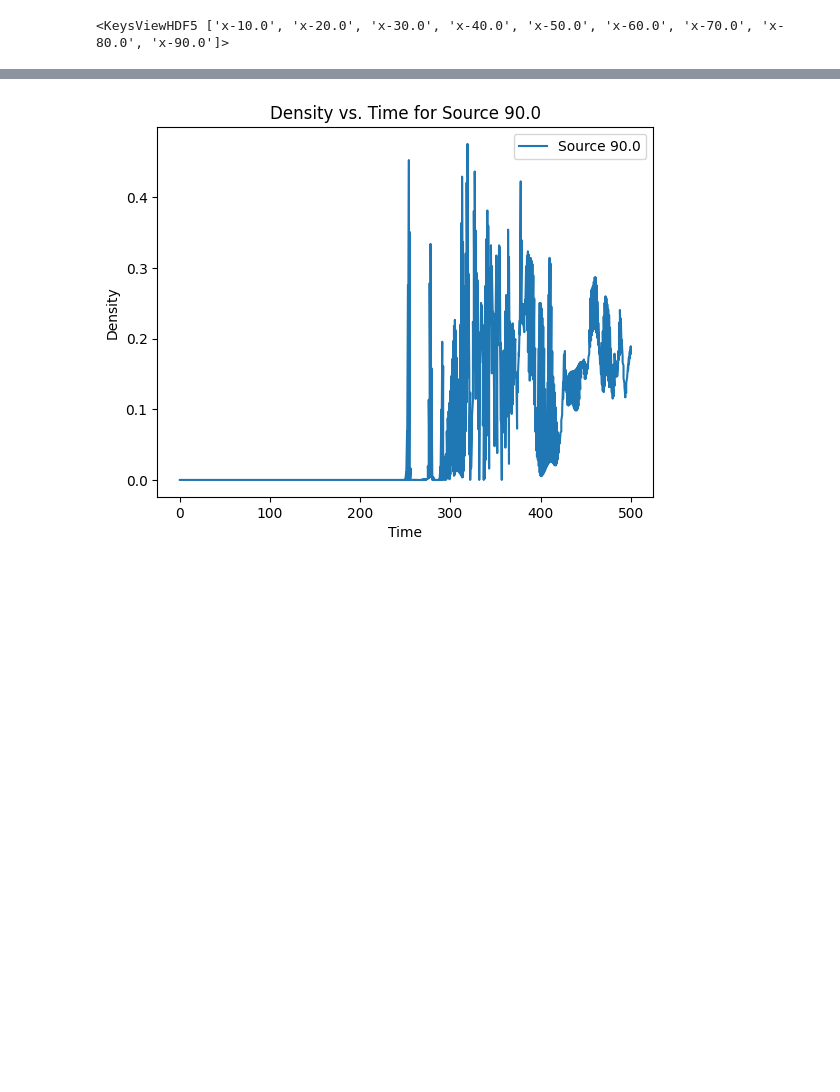
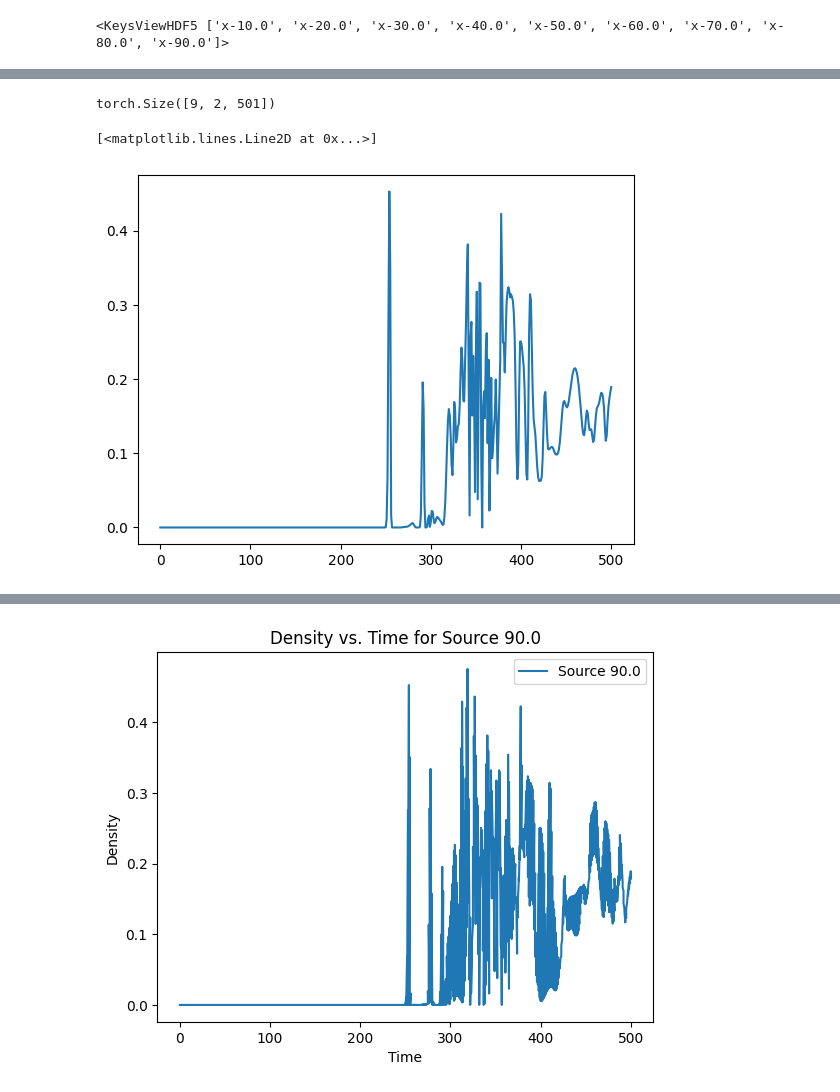
Before and after one commit to Tyro-Young/Inverse-CFD, a Jupyter notebook: smoke_linear.ipynb, the cells around one changed output, grey strips where cells are left out. Saved outputs shown, nothing was run; the diff lists cells and outputs as text; code cells hidden in the pictures; blank space fills up the shorter version.

Commit message:
updates to the smoke detector model

```diff
--- a/smoke_linear.ipynb
+++ b/smoke_linear.ipynb
@@ -6,7 +6,7 @@ import re
 import matplotlib.pyplot as plt
 from torch.utils.data import TensorDataset, DataLoader
 # %%
-hf = h5py.File("Smoke Flow Data.h5", "r")
+hf = h5py.File("./Smoke-Flow-Data.h5", "r")
 # %%
 print(hf.keys())
 # %% [output]
@@ -79,0 +83,10 @@ torch.Size([9018])
+# %%
+density_tensor= density_tensor.view(9,2,-1)
+print(density_tensor.shape)
+# %% [output]
+torch.Size([9, 2, 501])
+# %%
+plt.plot(density_tensor[4,0,:])
+# %% [output]
+[<matplotlib.lines.Line2D at 0x...>]
+[figure, added]
```
Also changed, not shown: parts of 10 cells of this notebook.
